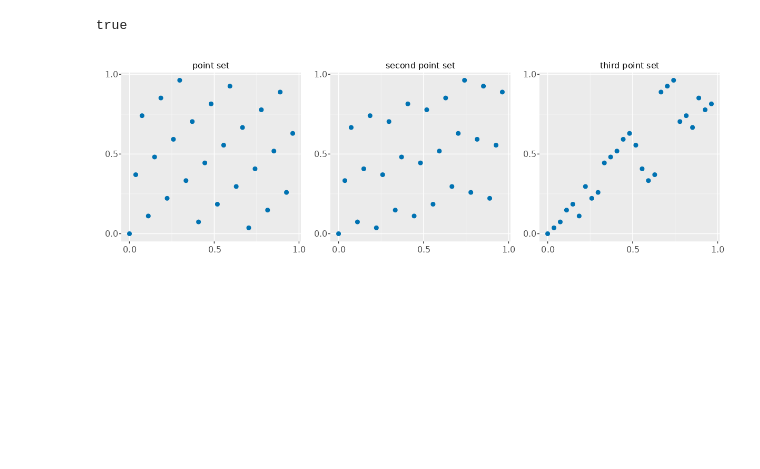
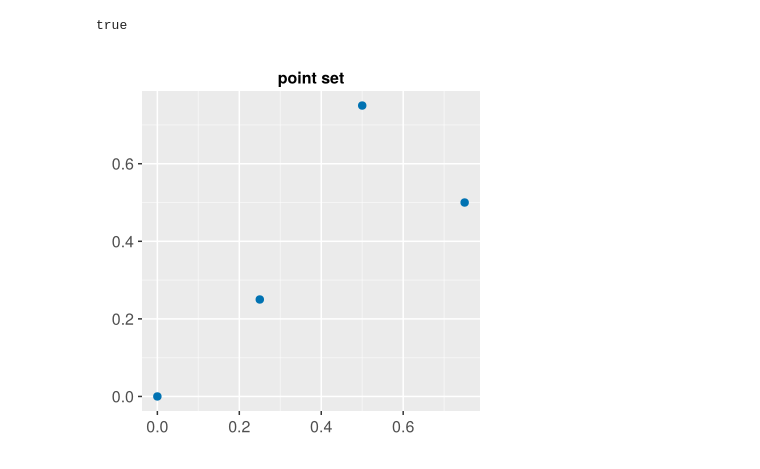
Before and after one commit to Vishnupriya-Anupindi/t_value_experiments, a Jupyter notebook: NNLD_search.ipynb, the cells around one changed output. Cells and saved outputs as stored; diff of their text form; code cells hidden in the pictures; blank space fills up the shorter version.

Commit message:
plots for talk

```diff
--- a/NNLD_search.ipynb
+++ b/NNLD_search.ipynb
@@ -163,0 +180,2 @@ pts = gen_all_points(C,b)
+# %%
+pts = [[0.0, 0.0],[0.25, 0.25], [0.75,0.5], [0.5, 0.75]]
@@ -233,18 +257,18 @@ true
 using CairoMakie
 set_theme!(theme_ggplot2())
 # %%
-fig = Figure(resolution = (1200, 400))
+fig = Figure(resolution = (400, 400))
 ax = Axis(fig[1,1], title = "point set")
 scatter!( Point2.(pts) )
 
-ax = Axis(fig[1,2], title = "second point set")
-scatter!( Point2.(pts_r) )
+#ax = Axis(fig[1,2], title = "second point set")
+#scatter!( Point2.(pts_r) )
 
-ax = Axis(fig[1,3], title = "third point set")
-scatter!( Point2.(pts_tr) )
+#ax = Axis(fig[1,3], title = "third point set")
+#scatter!( Point2.(pts_tr) )
 fig
 # %% [output]
-[figure, old version]
+[figure, new version]
 # %%
 x = LinRange(0,1,100)
 y = LinRange(0,1,100)
```
Also changed, not shown: parts of 12 cells of this notebook, 15 other files.
